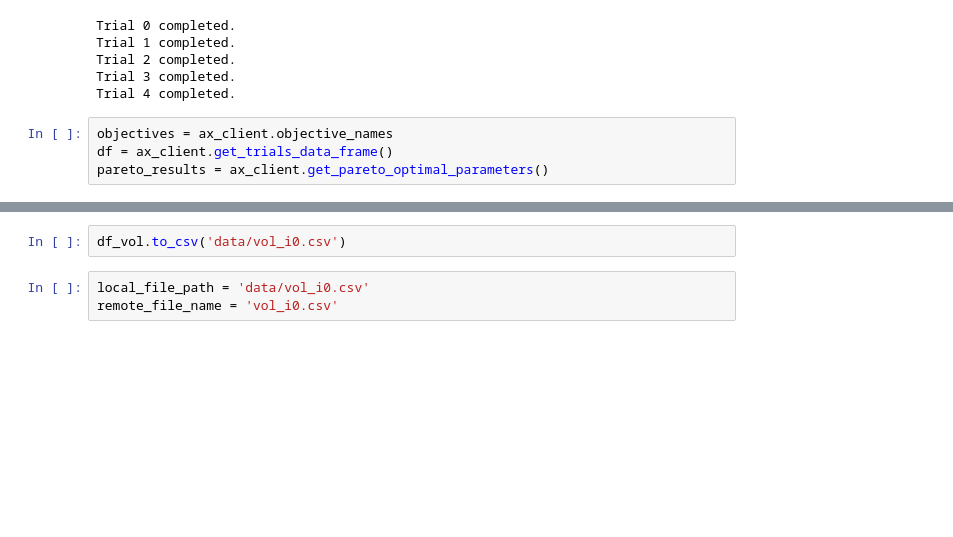
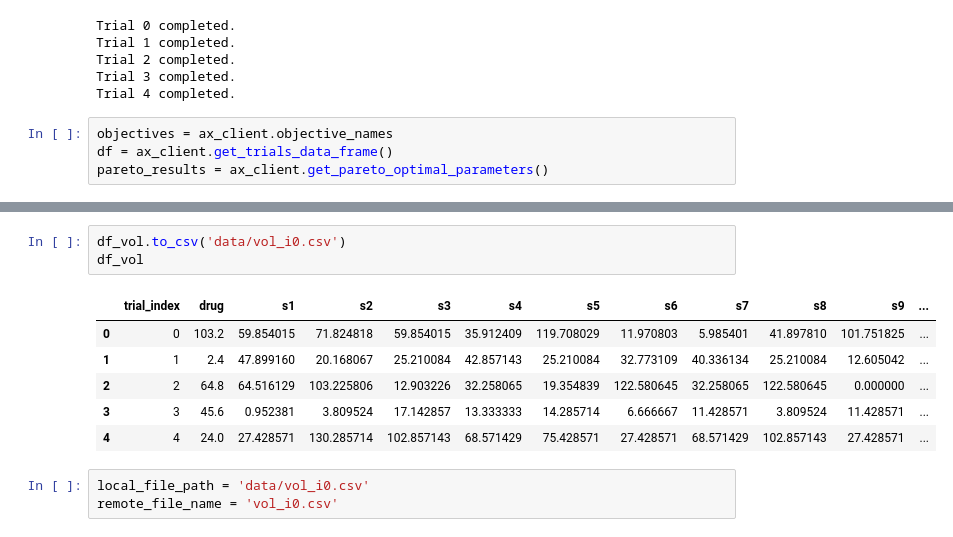
Before and after one commit to zeqingbaosdl5/drug-surfactant, a Jupyter notebook: workflow_test.ipynb, the cells around one changed output, grey strips where cells are left out. Drawn from its saved outputs; the diff is of its cells as text; blank space fills up the shorter version.

```diff
--- a/workflow_test.ipynb
+++ b/workflow_test.ipynb
@@ -99,5 +99,13 @@ df_conc
 # %%
 df_vol.to_csv('data/vol_i0.csv')
+df_vol
+# %% [output]
+|  | trial_index | drug | s1 | s2 | s3 | s4 | s5 | s6 | s7 | s8 | s9 | ... |
+| 0 | 0 | 103.2 | 59.854015 | 71.824818 | 59.854015 | 35.912409 | 119.708029 | 11.970803 | 5.985401 | 41.897810 | 101.751825 | ... |
+| 1 | 1 | 2.4 | 47.899160 | 20.168067 | 25.210084 | 42.857143 | 25.210084 | 32.773109 | 40.336134 | 25.210084 | 12.605042 | ... |
+| 2 | 2 | 64.8 | 64.516129 | 103.225806 | 12.903226 | 32.258065 | 19.354839 | 122.580645 | 32.258065 | 122.580645 | 0.000000 | ... |
+| 3 | 3 | 45.6 | 0.952381 | 3.809524 | 17.142857 | 13.333333 | 14.285714 | 6.666667 | 11.428571 | 3.809524 | 11.428571 | ... |
+| 4 | 4 | 24.0 | 27.428571 | 130.285714 | 102.857143 | 68.571429 | 75.428571 | 27.428571 | 68.571429 | 102.857143 | 27.428571 | ... |
 # %%
 local_file_path = 'data/vol_i0.csv'
 remote_file_name = 'vol_i0.csv'
```
Also changed, not shown: parts of 5 cells of this notebook, 12 other files.
